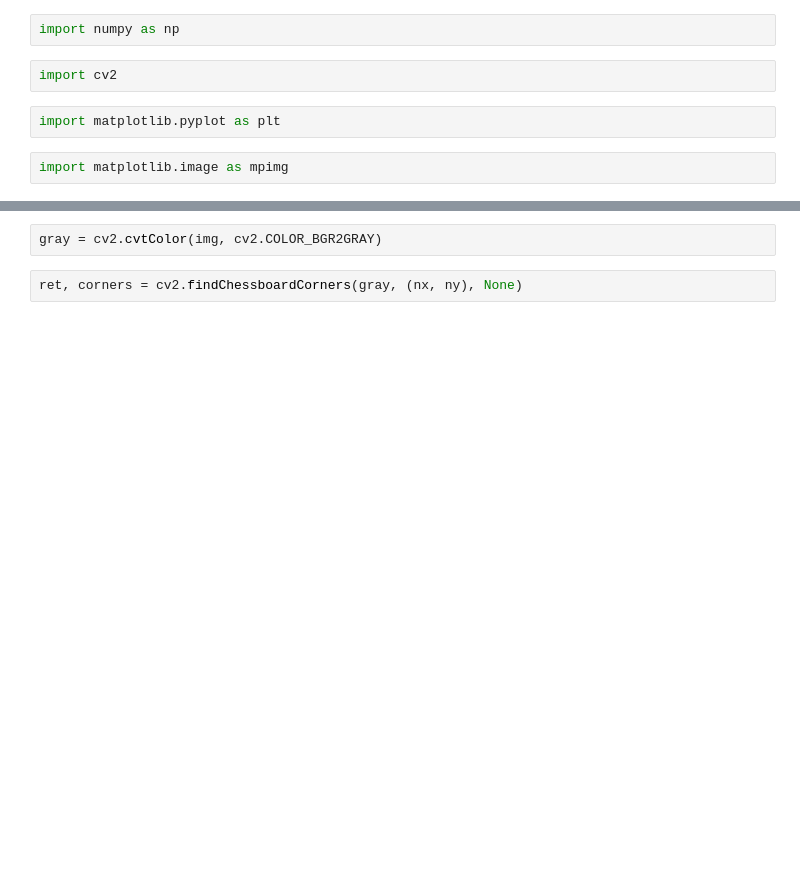
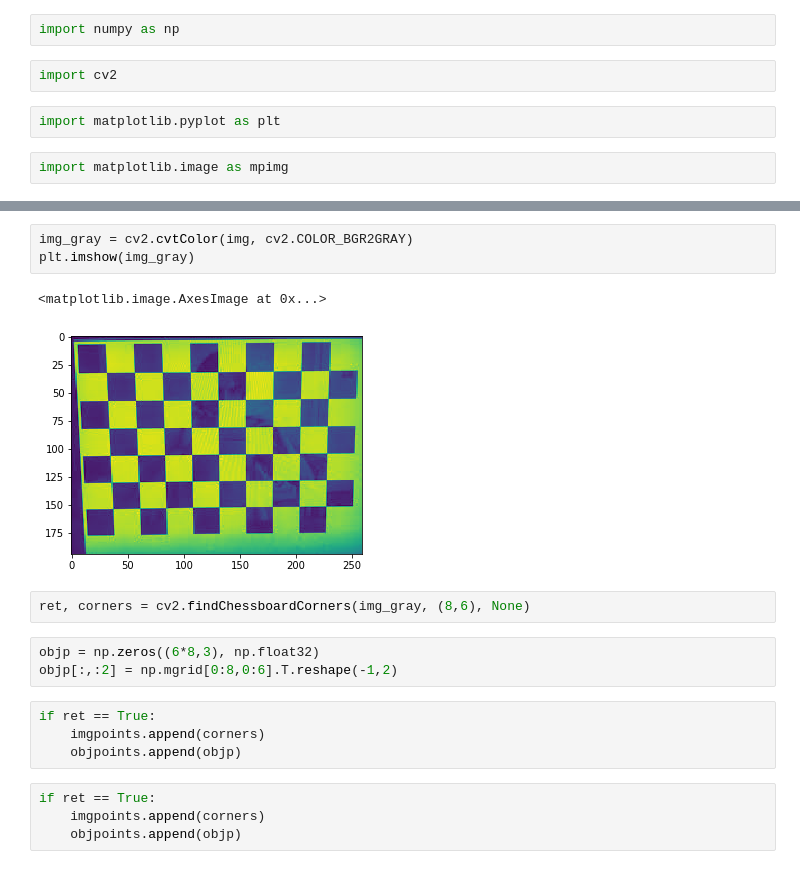
Before and after one commit to OctavianusGoni/PCD, a Jupyter notebook: tugas2.ipynb, the cells around one changed output, grey strips where cells are left out. Drawn from its saved outputs; the diff is of its cells as text; blank space fills up the shorter version.

```diff
--- a/tugas2.ipynb
+++ b/tugas2.ipynb
@@ -15,5 +21,20 @@ img = cv2.imread(fname)
 # %%
-gray = cv2.cvtColor(img, cv2.COLOR_BGR2GRAY)
+img_gray = cv2.cvtColor(img, cv2.COLOR_BGR2GRAY)
+plt.imshow(img_gray)
+# %% [output]
+<matplotlib.image.AxesImage at 0x...>
+[figure, added]
 # %%
-ret, corners = cv2.findChessboardCorners(gray, (nx, ny), None)
+ret, corners = cv2.findChessboardCorners(img_gray, (8,6), None)
+# %%
+objp = np.zeros((6*8,3), np.float32)
+objp[:,:2] = np.mgrid[0:8,0:6].T.reshape(-1,2)
+# %%
+if ret == True:
+    imgpoints.append(corners)
+    objpoints.append(objp)
+# %%
+if ret == True:
+    imgpoints.append(corners)
+    objpoints.append(objp)
 # %%
```
Also changed, not shown: parts of 6 cells of this notebook.
